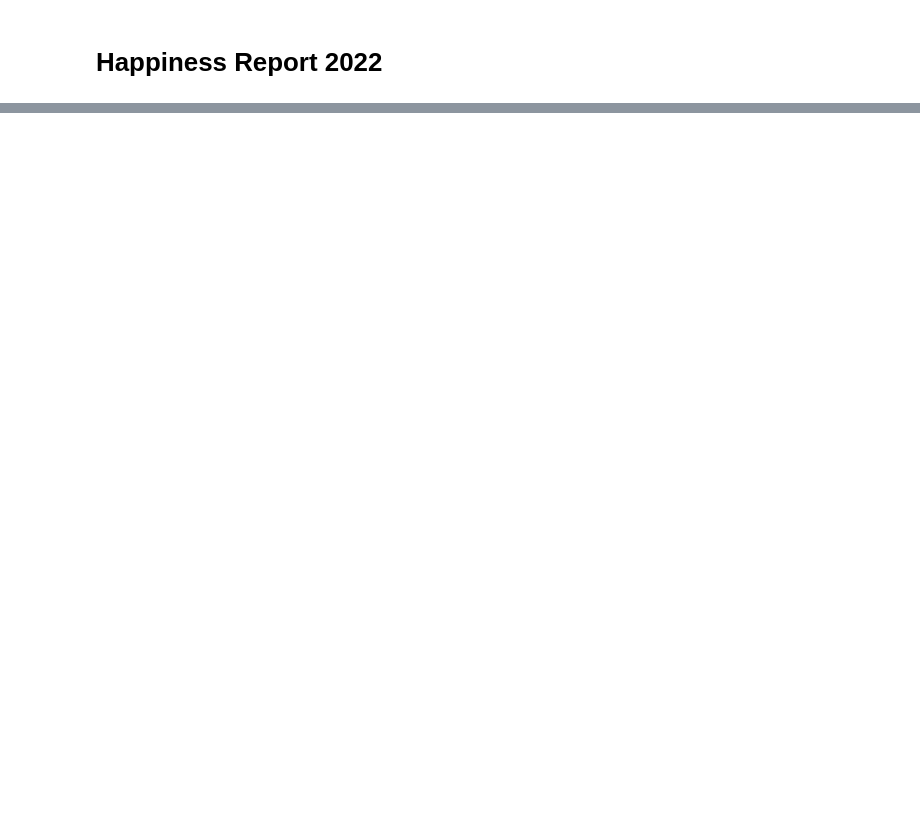
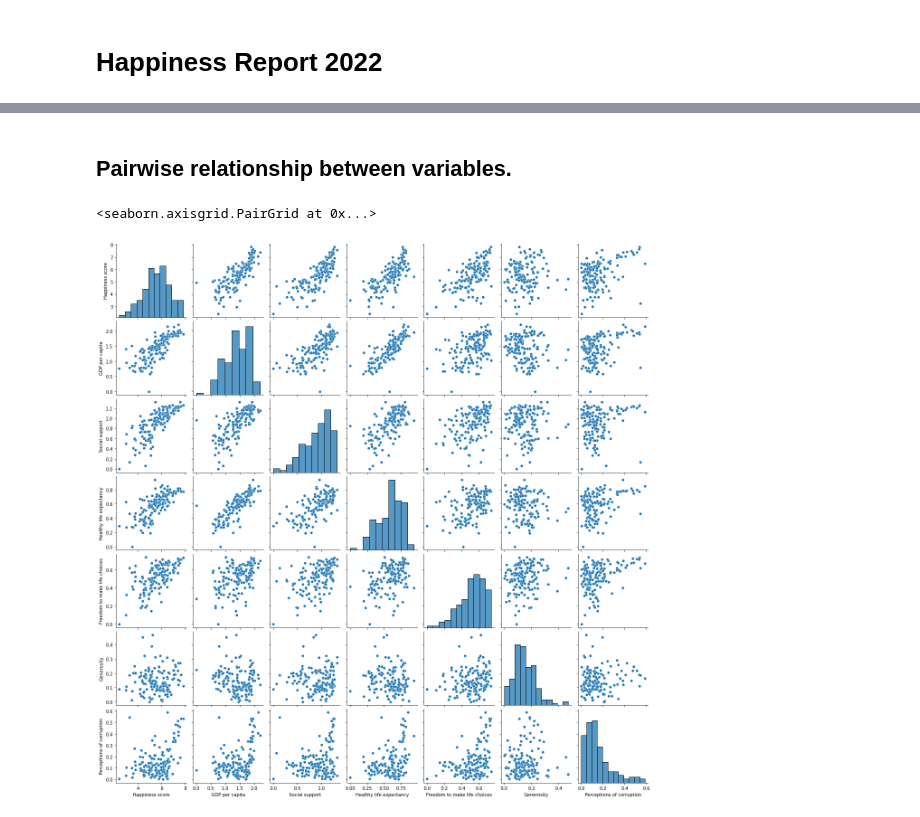
Before and after one commit to johnnyclayton/beginner_projects, a Jupyter notebook: Happiness_Report.ipynb, the cells around one changed output, grey strips where cells are left out. Cells and saved outputs as stored; diff of their text form; code cells hidden in the pictures; blank space fills up the shorter version.

```diff
--- a/Happiness_Report.ipynb
+++ b/Happiness_Report.ipynb
@@ -114,0 +87,7 @@ R2 is 0.5832
+# %% [markdown]
+## Pairwise relationship between variables.
+# %%
+sns.pairplot(data)
+# %% [output]
+<seaborn.axisgrid.PairGrid at 0x...>
+[figure, added]
```
Also changed, not shown: parts of 29 cells of this notebook.
